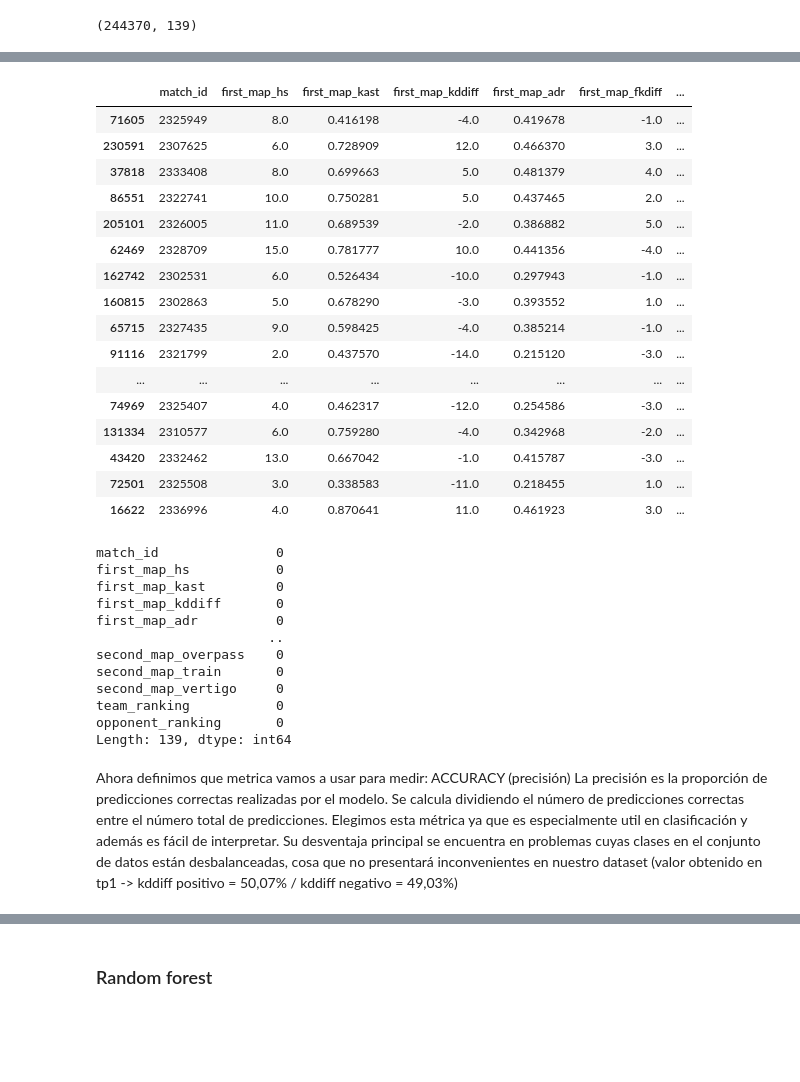
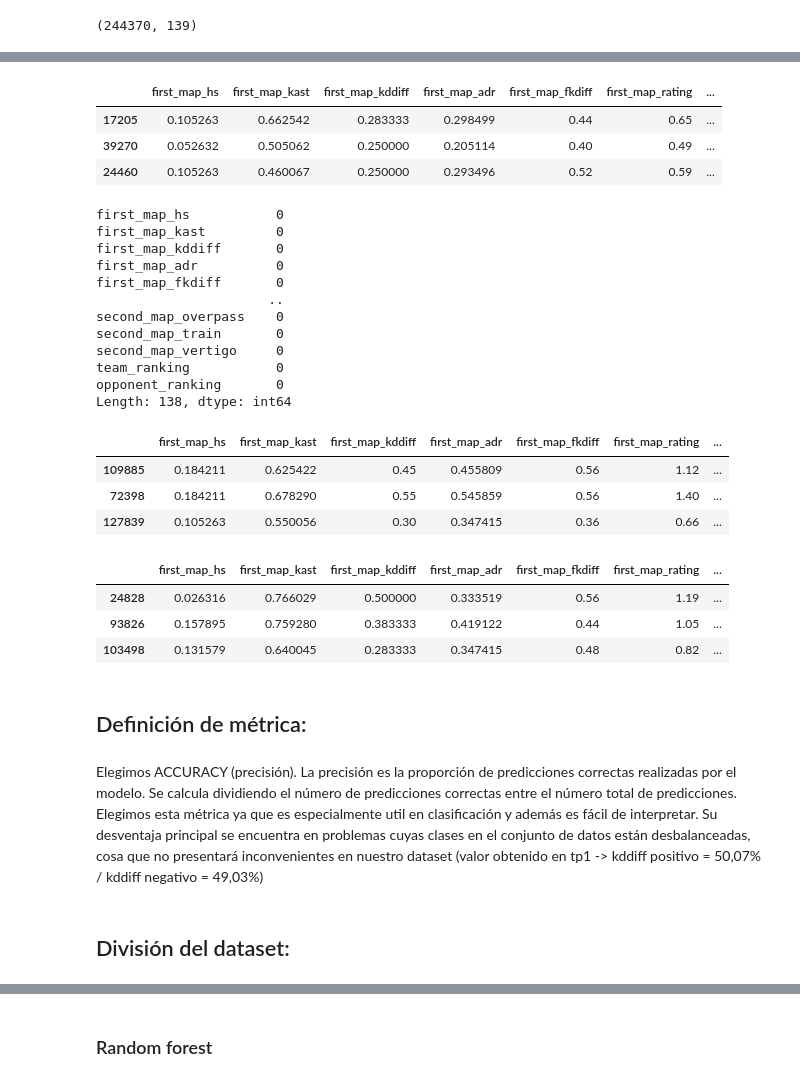
Before and after one commit to UlisesCravero/tp_ml_Cravero_Pautasso, a Jupyter notebook: tp2_EDA-Copy1.ipynb, the cells around one changed output, grey strips where cells are left out. Drawn from its saved outputs; the diff is of its cells as text; code cells hidden in the pictures; blank space fills up the shorter version.

```diff
--- a/tp2_EDA-Copy1.ipynb
+++ b/tp2_EDA-Copy1.ipynb
@@ -189,8 +161,8 @@ for index, registro in players_nuevo.iterrows():
 # Elimina los registros en un solo paso
 players_nuevo.drop(indices_a_eliminar, inplace=True)
 
-#borramos tambien las columnas team y opponent que ya no utilizamos
-players_nuevo.drop(columns=['team', 'opponent'],axis=1,inplace=True)
+#borramos tambien las columnas match_id, team y opponent que ya no utilizamos
+players_nuevo.drop(columns=['team', 'opponent', 'match_id'],axis=1,inplace=True)
 
-players_nuevo.sample(40)
+players_nuevo.sample(3)
 # %% [output]
@@ -218,6 +177,6 @@ players_nuevo.shape
 # %%
-#ver de hacer normalization de algunas columnan)
-columnas_a_normalizar = ['first_map_kast', 'first_map_adr', 'team_ranking', 'opponent_ranking']
+# normalizamos todas las columnas necesarias
+columnas_a_normalizar = ['first_map_hs','first_map_kast', 'first_map_kddiff', 'first_map_adr', 'first_map_fkdiff', 'team_ranking', 'opponent_ranking']
 
 # Crear un objeto MinMaxScaler para normalizar las columnas
 scaler = preprocessing.MinMaxScaler()
@@ -252,48 +204,55 @@ players_nuevo.sample(10)
 # %%
 # por ultimo, convertimos second_map_kddiff en las etiquetas 1 o 0 dependiendo si son positivas o negativas, respectivamente
-players_nuevo['second_map_kddiff'] = np.where(players_nuevo['second_map_kddiff'] >= 0, 1, -1)
+players_nuevo['second_map_kddiff'] = np.where(players_nuevo['second_map_kddiff'] >= 0, 1, 0)
 
-players_nuevo.sample(50)
+players_nuevo.sample(3)
 # %% [output]
-|  | match_id | first_map_hs | first_map_kast | first_map_kddiff | first_map_adr | first_map_fkdiff | ... |
-| 71605 | 2325949 | 8.0 | 0.416198 | -4.0 | 0.419678 | -1.0 | ... |
-| 230591 | 2307625 | 6.0 | 0.728909 | 12.0 | 0.466370 | 3.0 | ... |
-| 37818 | 2333408 | 8.0 | 0.699663 | 5.0 | 0.481379 | 4.0 | ... |
-| 86551 | 2322741 | 10.0 | 0.750281 | 5.0 | 0.437465 | 2.0 | ... |
-| 205101 | 2326005 | 11.0 | 0.689539 | -2.0 | 0.386882 | 5.0 | ... |
-| 62469 | 2328709 | 15.0 | 0.781777 | 10.0 | 0.441356 | -4.0 | ... |
-| 162742 | 2302531 | 6.0 | 0.526434 | -10.0 | 0.297943 | -1.0 | ... |
-| 160815 | 2302863 | 5.0 | 0.678290 | -3.0 | 0.393552 | 1.0 | ... |
-| 65715 | 2327435 | 9.0 | 0.598425 | -4.0 | 0.385214 | -1.0 | ... |
-| 91116 | 2321799 | 2.0 | 0.437570 | -14.0 | 0.215120 | -3.0 | ... |
-| ... | ... | ... | ... | ... | ... | ... | ... |
-| 74969 | 2325407 | 4.0 | 0.462317 | -12.0 | 0.254586 | -3.0 | ... |
-| 131334 | 2310577 | 6.0 | 0.759280 | -4.0 | 0.342968 | -2.0 | ... |
-| 43420 | 2332462 | 13.0 | 0.667042 | -1.0 | 0.415787 | -3.0 | ... |
-| 72501 | 2325508 | 3.0 | 0.338583 | -11.0 | 0.218455 | 1.0 | ... |
-| 16622 | 2336996 | 4.0 | 0.870641 | 11.0 | 0.461923 | 3.0 | ... |
+|  | first_map_hs | first_map_kast | first_map_kddiff | first_map_adr | first_map_fkdiff | first_map_rating | ... |
+| 17205 | 0.105263 | 0.662542 | 0.283333 | 0.298499 | 0.44 | 0.65 | ... |
+| 39270 | 0.052632 | 0.505062 | 0.250000 | 0.205114 | 0.40 | 0.49 | ... |
+| 24460 | 0.105263 | 0.460067 | 0.250000 | 0.293496 | 0.52 | 0.59 | ... |
 # %%
+#chequeamos valores nulos
 players_nuevo.isnull().sum()
 # %% [output]
-match_id               0
 first_map_hs           0
 first_map_kast         0
 first_map_kddiff       0
 first_map_adr          0
+first_map_fkdiff       0
                       ..
 second_map_overpass    0
 second_map_train       0
 second_map_vertigo     0
 team_ranking           0
 opponent_ranking       0
-Length: 139, dtype: int64
+Length: 138, dtype: int64
 # %%
 #HASTA ACA TENEMOS LISTO EL PREPROCESAMIENTO
+
 #players_nuevo.to_csv('players_preprocesado.csv', index=False)
+players_nuevo.sample(3)
+# %% [output]
+|  | first_map_hs | first_map_kast | first_map_kddiff | first_map_adr | first_map_fkdiff | first_map_rating | ... |
+| 109885 | 0.184211 | 0.625422 | 0.45 | 0.455809 | 0.56 | 1.12 | ... |
+| 72398 | 0.184211 | 0.678290 | 0.55 | 0.545859 | 0.56 | 1.40 | ... |
+| 127839 | 0.105263 | 0.550056 | 0.30 | 0.347415 | 0.36 | 0.66 | ... |
 # %%
-#players_nuevo = pd.read_csv('players_preprocesado.csv')
+#SI QUEREMOS SIN COUNTRIES
+prefix = 'country_'
+columns_to_drop = [col for col in players_nuevo.columns if col.startswith(prefix)]
+players_nuevo_sin_paises = players_nuevo.drop(columns=columns_to_drop)
+players_nuevo_sin_paises.to_csv('players_preprocesado_sin_paises.csv', index=False)
+players_nuevo_sin_paises.sample(3)
+# %% [output]
+|  | first_map_hs | first_map_kast | first_map_kddiff | first_map_adr | first_map_fkdiff | first_map_rating | ... |
+| 24828 | 0.026316 | 0.766029 | 0.500000 | 0.333519 | 0.56 | 1.19 | ... |
+| 93826 | 0.157895 | 0.759280 | 0.383333 | 0.419122 | 0.44 | 1.05 | ... |
+| 103498 | 0.131579 | 0.640045 | 0.283333 | 0.347415 | 0.48 | 0.82 | ... |
+# %% [markdown]
+## Definición de métrica:
 # %% [markdown]
-Ahora definimos que metrica vamos a usar para medir: ACCURACY (precisión)
+Elegimos ACCURACY (precisión).
 La precisión es la proporción de predicciones correctas realizadas por el modelo. Se calcula dividiendo el número de predicciones correctas entre el número total de predicciones.
 Elegimos esta métrica ya que es especialmente util en clasificación y además es fácil de interpretar.
 Su desventaja principal se encuentra en problemas cuyas clases en el conjunto de datos están desbalanceadas, cosa que no presentará inconvenientes en nuestro dataset (valor obtenido en tp1 -> kddiff positivo = 50,07% / kddiff negativo = 49,03%)
@@ -306,3 +259,5 @@ Su desventaja principal se encuentra en problemas cuyas clases en el conjunto de
+# %% [markdown]
+## División del dataset:
 # %%
 # Dividir el conjunto de datos en variable de entrada (entradas) y variable objetivo (salida)
 
```
Also changed, not shown: parts of 27 cells of this notebook.
